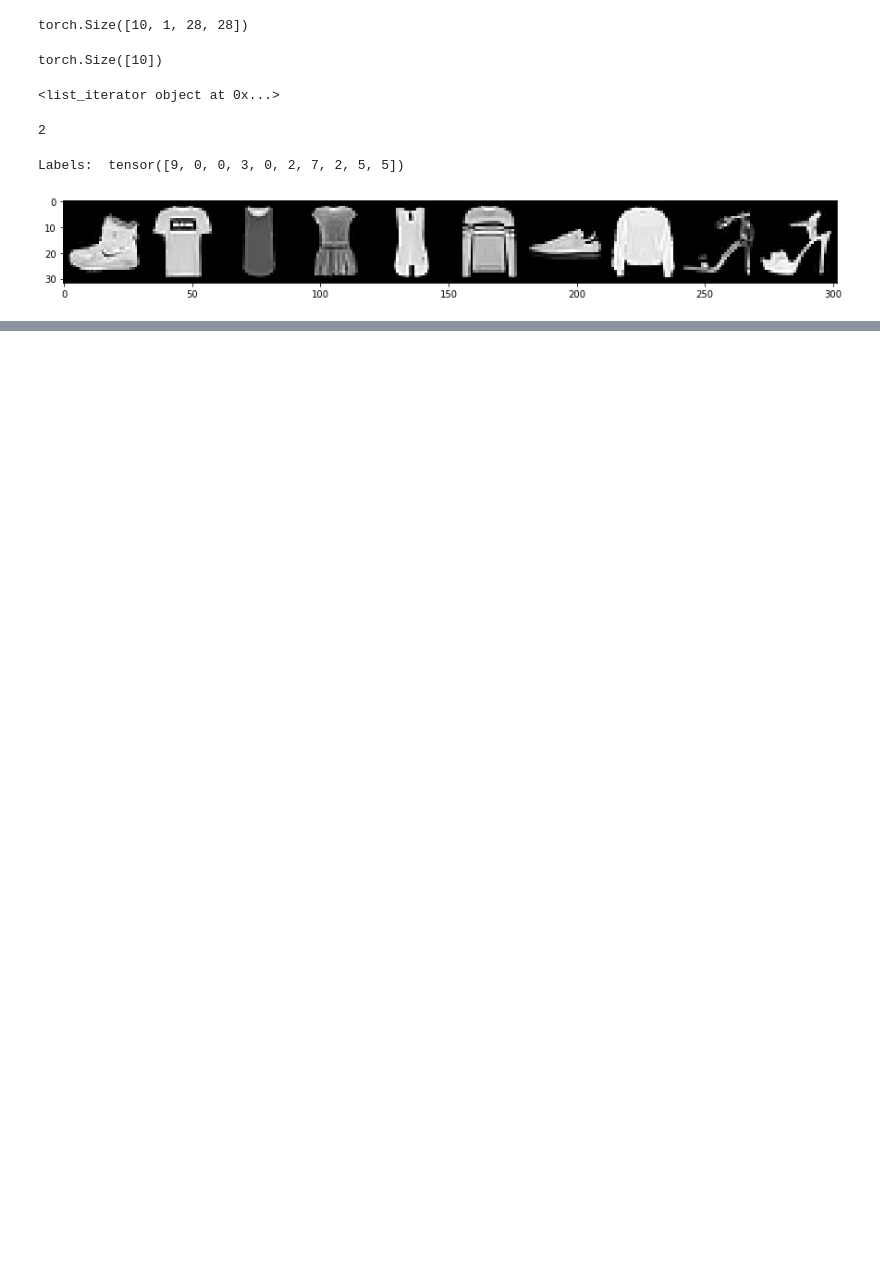
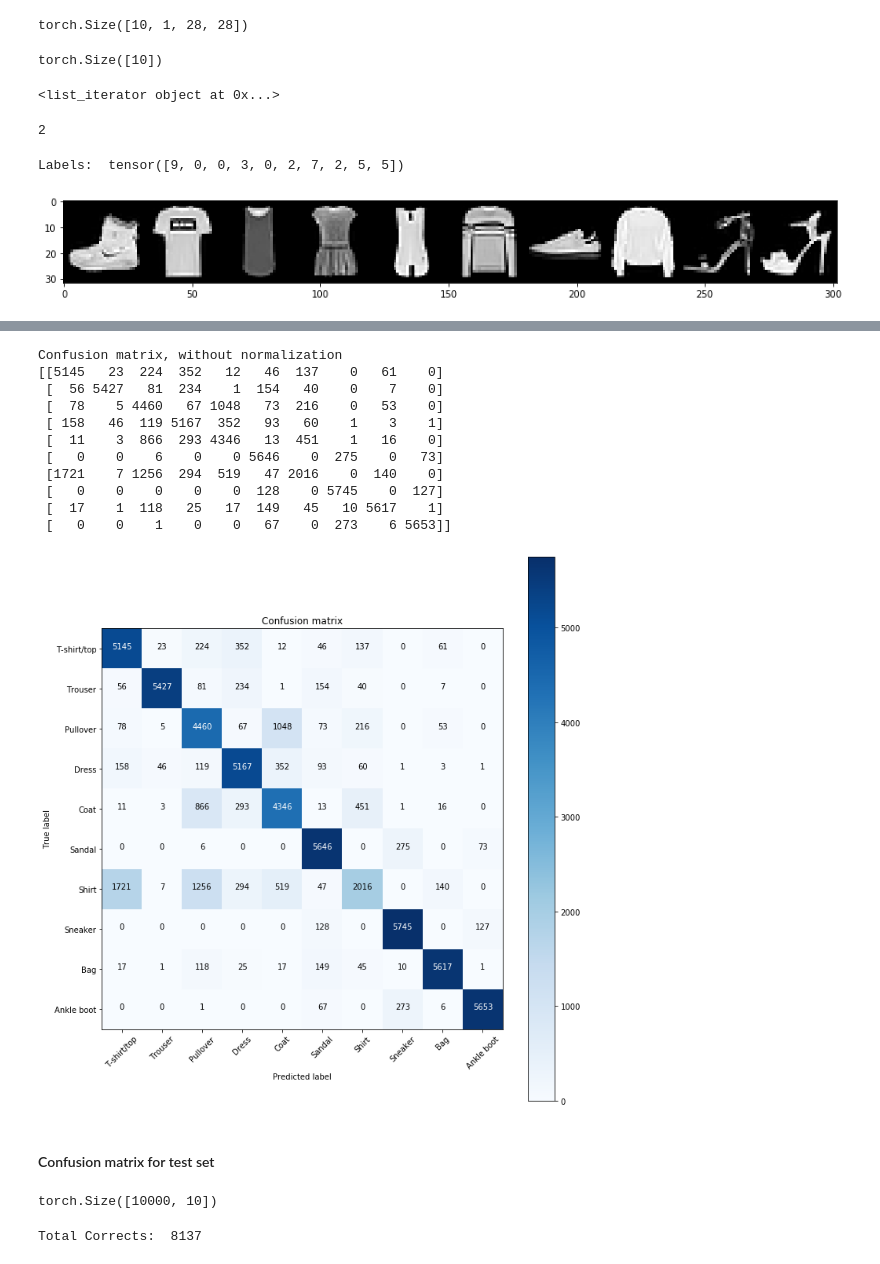
Before and after one commit to surajkarki66/PyTorch, a Jupyter notebook: Tutorials/deeplizard/fashion_mnist.ipynb, the cells around one changed output, grey strips where cells are left out. Drawn from its saved outputs; the diff is of its cells as text; code cells hidden in the pictures; blank space fills up the shorter version.

Commit message:
Finished analysing of model

```diff
--- a/Tutorials/deeplizard/fashion_mnist.ipynb
+++ b/Tutorials/deeplizard/fashion_mnist.ipynb
@@ -129,0 +281,12 @@ Labels:  tensor([9, 0, 0, 3, 0, 2, 7, 2, 5, 5])
+# %%
+def get_all_preds(model, loader):
+    all_preds = torch.tensor([])
+    for batch in loader:
+        images, labels = batch
+
+        preds = model(images)
+        all_preds = torch.cat((all_preds, preds), dim=0)
+    return all_preds
+# %%
+prediction_loader = torch.utils.data.DataLoader(train_set, batch_size=10000)
+train_preds = get_all_preds(net, prediction_loader)
@@ -129,0 +309,4 @@ Labels:  tensor([9, 0, 0, 3, 0, 2, 7, 2, 5, 5])
+# %%
+with torch.no_grad():
+    prediction_loader = torch.utils.data.DataLoader(train_set, batch_size=10000)
+    train_preds = get_all_preds(net, prediction_loader)
@@ -129,0 +395,2 @@ Labels:  tensor([9, 0, 0, 3, 0, 2, 7, 2, 5, 5])
+# %%
+cm = confusion_matrix(train_set.targets, train_preds.argmax(dim=1))
@@ -129,0 +412,19 @@ Labels:  tensor([9, 0, 0, 3, 0, 2, 7, 2, 5, 5])
+# %%
+names = ('T-shirt/top', 'Trouser', 'Pullover', 'Dress', 'Coat', 'Sandal', 'Shirt', 'Sneaker', 'Bag', 'Ankle boot')
+plt.figure(figsize=(10, 10))
+plot_confusion_matrix(cm, names)
+# %% [output]
+Confusion matrix, without normalization
+[[5145   23  224  352   12   46  137    0   61    0]
+ [  56 5427   81  234    1  154   40    0    7    0]
+ [  78    5 4460   67 1048   73  216    0   53    0]
+ [ 158   46  119 5167  352   93   60    1    3    1]
+ [  11    3  866  293 4346   13  451    1   16    0]
+ [   0    0    6    0    0 5646    0  275    0   73]
+ [1721    7 1256  294  519   47 2016    0  140    0]
+ [   0    0    0    0    0  128    0 5745    0  127]
+ [  17    1  118   25   17  149   45   10 5617    1]
+ [   0    0    1    0    0   67    0  273    6 5653]]
+[figure, added]
+# %% [markdown]
+#### Confusion matrix for test set
@@ -129,0 +435,4 @@ Labels:  tensor([9, 0, 0, 3, 0, 2, 7, 2, 5, 5])
+# %%
+test_preds.shape
+# %% [output]
+torch.Size([10000, 10])
@@ -129,0 +441,5 @@ Labels:  tensor([9, 0, 0, 3, 0, 2, 7, 2, 5, 5])
+# %%
+
+print("Total Corrects: ", preds_correct)
+# %% [output]
+Total Corrects:  8137
```
Also changed, not shown: parts of 61 cells of this notebook, 12 other files.
